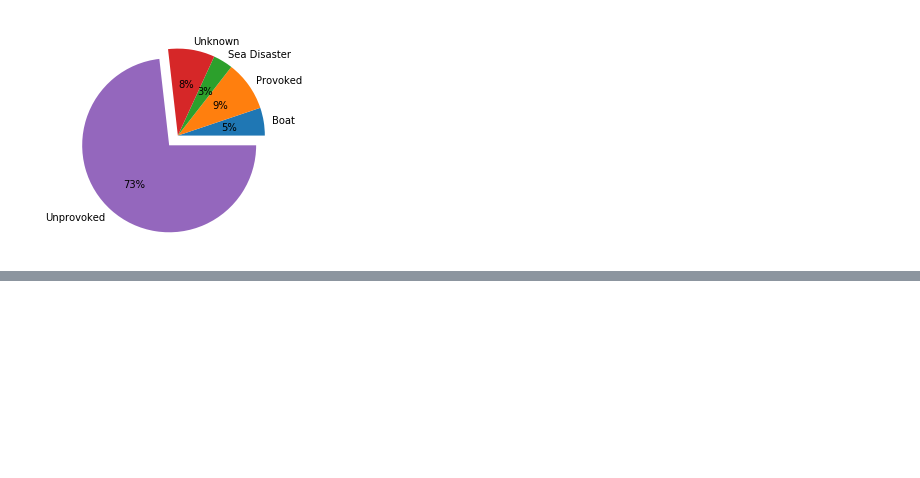
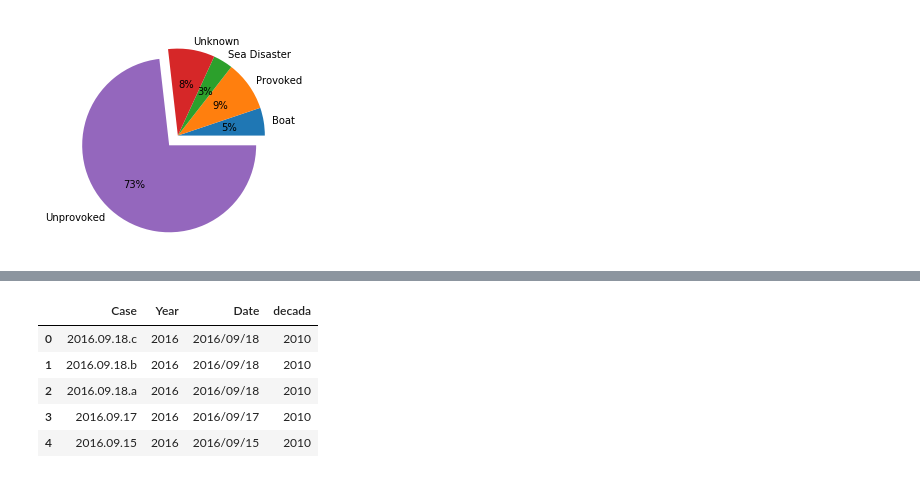
Before and after one commit to E2811/Shark-attack-Data-Visualization, a Jupyter notebook: Shark-Attack.ipynb, the cells around one changed output, grey strips where cells are left out. Cells and saved outputs as stored; diff of their text form; code cells hidden in the pictures; blank space fills up the shorter version.

```diff
--- a/Shark-Attack.ipynb
+++ b/Shark-Attack.ipynb
@@ -177,0 +205,9 @@ shark_df
+# %%
+c_df.head()
+# %% [output]
+|  | Case | Year | Date | decada |
+| 0 | 2016.09.18.c | 2016 | 2016/09/18 | 2010 |
+| 1 | 2016.09.18.b | 2016 | 2016/09/18 | 2010 |
+| 2 | 2016.09.18.a | 2016 | 2016/09/18 | 2010 |
+| 3 | 2016.09.17 | 2016 | 2016/09/17 | 2010 |
+| 4 | 2016.09.15 | 2016 | 2016/09/15 | 2010 |
```
Also changed, not shown: parts of 7 cells of this notebook.
